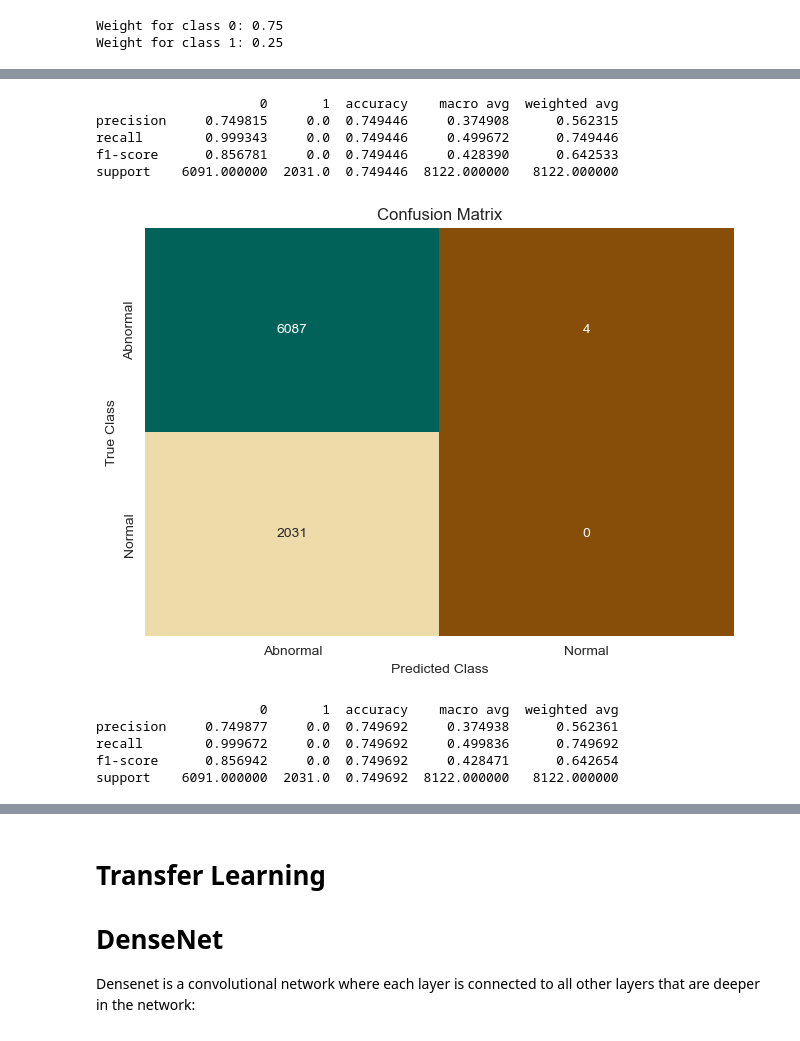
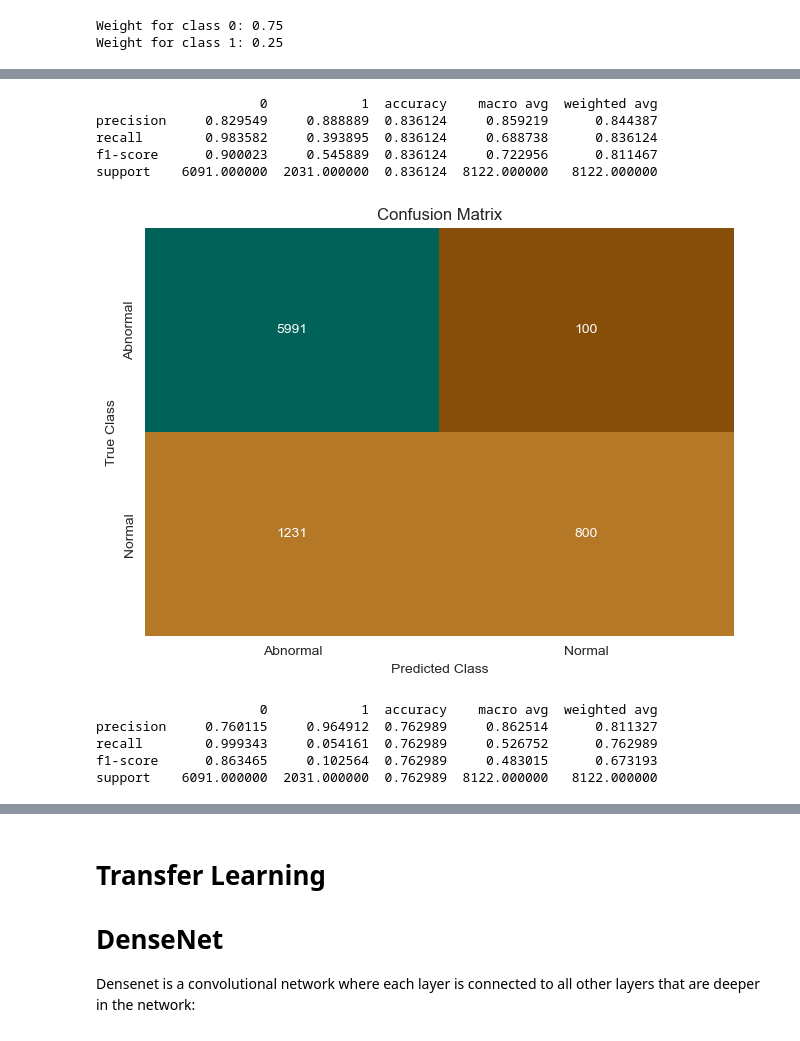
Before and after one commit to kfurtado2171/ML-Leukemia-Detection, a Jupyter notebook: leukemia-detection-model-comparison.ipynb, the cells around one changed output, grey strips where cells are left out. Drawn from its saved outputs; the diff is of its cells as text; code cells hidden in the pictures.

```diff
--- a/leukemia-detection-model-comparison.ipynb
+++ b/leukemia-detection-model-comparison.ipynb
@@ -71,22 +72,19 @@ train = image_generator.flow_from_directory(train_dir,
                                             batch_size=8,
                                             shuffle=True,
                                             class_mode='binary',
-                                            target_size=(144, 144),
-                                            color_mode='grayscale')
+                                            target_size=(144, 144))
 
 validation = image_generator.flow_from_directory(val_dir,
                                                 batch_size=1,
                                                 shuffle=False,
                                                 class_mode='binary',
-                                                target_size=(144, 144),
-                                                color_mode='grayscale')
+                                                target_size=(144, 144))
 
 test = image_generator.flow_from_directory(test_dir,
                                             batch_size=1,
                                             shuffle=False,
                                             class_mode='binary',
-                                            target_size=(144, 144),
-                                            color_mode='grayscale')
+                                            target_size=(144, 144))
 # %% [output]
 Found 64971 images belonging to 2 classes.
 Found 8121 images belonging to 2 classes.
@@ -151,7 +149,7 @@ Weight for class 1: 0.25
 # %%
 model_cnn = Sequential()
 
-model_cnn.add(Conv2D(filters=32, kernel_size=(3, 3), input_shape=(144, 144, 1), activation='relu'))
+model_cnn.add(Conv2D(filters=32, kernel_size=(3, 3), input_shape=(144, 144, 3), activation='relu'))
 model_cnn.add(BatchNormalization())
 model_cnn.add(Conv2D(filters=32, kernel_size=(3, 3), activation='relu'))
 model_cnn.add(BatchNormalization())
@@ -292,3 +290,3 @@ Train Accuracy: 74.98%
 # %%
-predictions = model_cnn.predict(test)
+predictions_cnn = model_cnn.predict(test)
 # %% [output]
@@ -296,31 +294,31 @@ predictions = model_cnn.predict(test)
 # %%
-print(pd.DataFrame(classification_report(test.classes, predictions > 0.5, output_dict=True)))
+print(pd.DataFrame(classification_report(test.classes, predictions_cnn > 0.5, output_dict=True)))
 # %% [output]
-                     0       1  accuracy    macro avg  weighted avg
-precision     0.749815     0.0  0.749446     0.374908      0.562315
-recall        0.999343     0.0  0.749446     0.499672      0.749446
-f1-score      0.856781     0.0  0.749446     0.428390      0.642533
-support    6091.000000  2031.0  0.749446  8122.000000   8122.000000
+                     0            1  accuracy    macro avg  weighted avg
+precision     0.829549     0.888889  0.836124     0.859219      0.844387
+recall        0.983582     0.393895  0.836124     0.688738      0.836124
+f1-score      0.900023     0.545889  0.836124     0.722956      0.811467
+support    6091.000000  2031.000000  0.836124  8122.000000   8122.000000
 # %%
-matrix = confusion_matrix(test.classes, predictions > 0.5)
+matrix = confusion_matrix(test.classes, predictions_cnn > 0.5)
 df_confusion = pd.DataFrame(matrix, index=['Abnormal','Normal'],columns=['Abnormal','Normal'])
 
 # create and display confusion matrix heatmap
 colormap = sns.color_palette("BrBG", 10)
 sns.heatmap(df_confusion, annot=True, fmt='d', cbar=None, cmap=colormap)
 plt.title("Confusion Matrix")
 plt.tight_layout()
 plt.ylabel("True Class")
 plt.xlabel("Predicted Class")
 plt.show()
 # %% [output]
-[figure, old version]
+[figure, new version]
 # %%
-print(pd.DataFrame(classification_report(test.classes, predictions > 0.7, output_dict=True)))
+print(pd.DataFrame(classification_report(test.classes, predictions_cnn > 0.7, output_dict=True)))
 # %% [output]
-                     0       1  accuracy    macro avg  weighted avg
-precision     0.749877     0.0  0.749692     0.374938      0.562361
-recall        0.999672     0.0  0.749692     0.499836      0.749692
-f1-score      0.856942     0.0  0.749692     0.428471      0.642654
-support    6091.000000  2031.0  0.749692  8122.000000   8122.000000
+                     0            1  accuracy    macro avg  weighted avg
+precision     0.760115     0.964912  0.762989     0.862514      0.811327
+recall        0.999343     0.054161  0.762989     0.526752      0.762989
+f1-score      0.863465     0.102564  0.762989     0.483015      0.673193
+support    6091.000000  2031.000000  0.762989  8122.000000   8122.000000
 # %%
```
Also changed, not shown: parts of 44 cells of this notebook, 2 other files.
